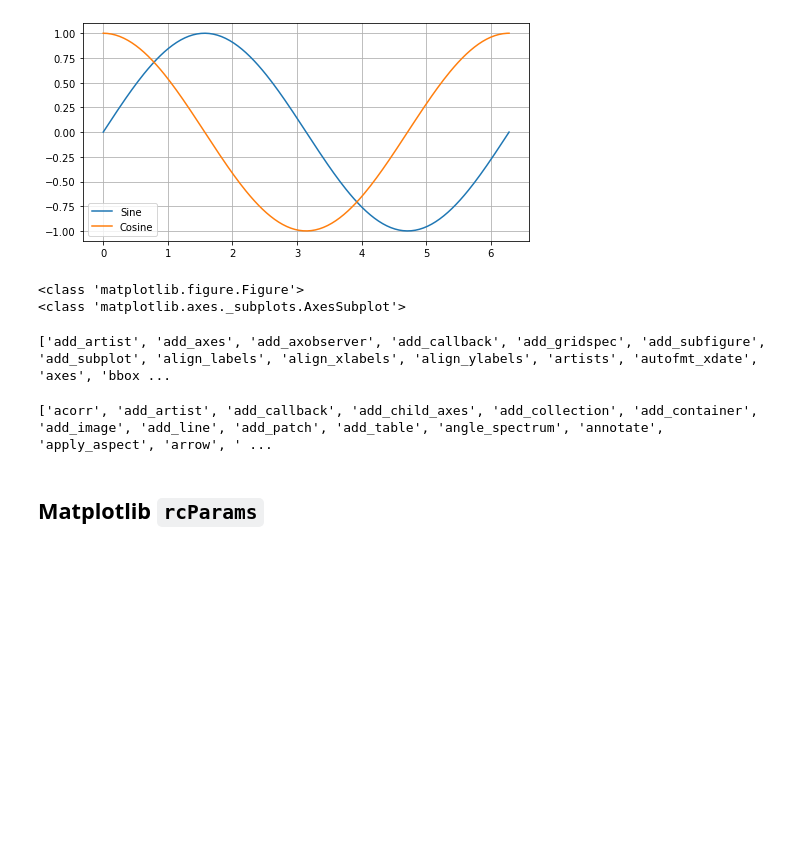
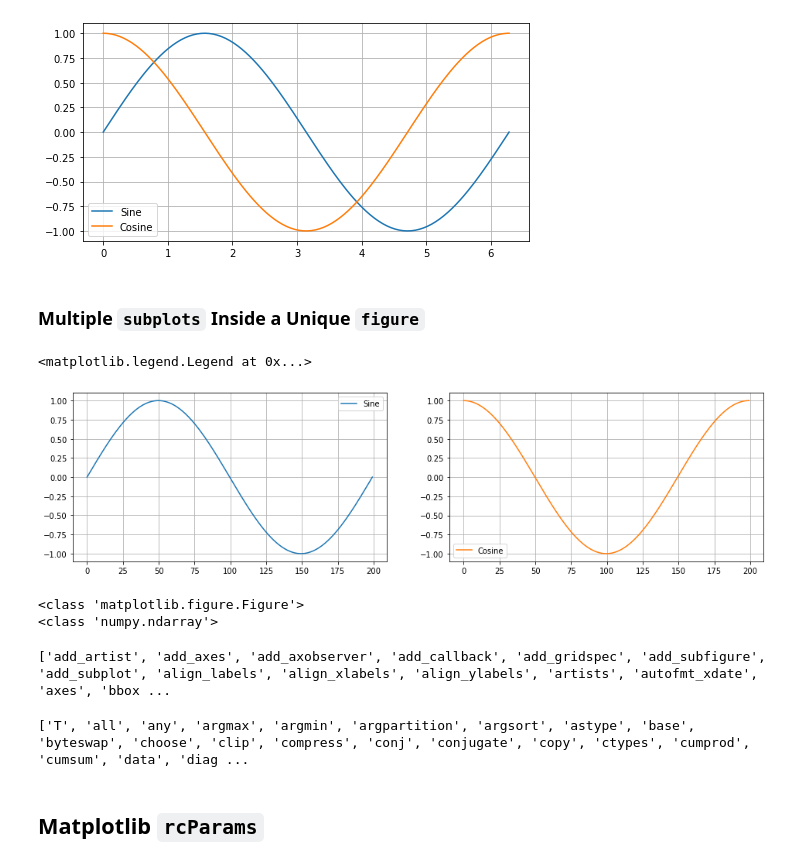
Before and after one commit to implse/Introduction_to_Matplotlib, a Jupyter notebook: Introduction_To_Matplotlib.ipynb, the cells around one changed output. Cells and saved outputs as stored; diff of their text form; code cells hidden in the pictures; blank space fills up the shorter version.

```diff
--- a/Introduction_To_Matplotlib.ipynb
+++ b/Introduction_To_Matplotlib.ipynb
@@ -219,12 +219,26 @@ axes.legend()
 # %% [output]
 <matplotlib.legend.Legend at 0x...>
 [figure]
+# %% [markdown]
+### Multiple `subplots` Inside a Unique `figure`
+# %%
+## Object Oriented Style
+figure, axes = plt.subplots(nrows=1, ncols=2, figsize=(16, 4))
+axes[0].plot(sin, label="Sine", color='C0')
+axes[0].grid(True)
+axes[0].legend()
+axes[1].plot(cos, label="Cosine", color='C1')
+axes[1].grid(True)
+axes[1].legend()
+# %% [output]
+<matplotlib.legend.Legend at 0x...>
+[figure, added]
 # %%
 print(type(figure))
 print(type(axes))
 # %% [output]
 <class 'matplotlib.figure.Figure'>
-<class 'matplotlib.axes._subplots.AxesSubplot'>
+<class 'numpy.ndarray'>
 # %%
 figure_methods = [m for m in dir(figure) if not m.startswith("_")]
 print(figure_methods)
@@ -234,7 +248,7 @@ print(figure_methods)
 axes_methods = [m for m in dir(axes) if not m.startswith("_")]
 print(axes_methods)
 # %% [output]
-['acorr', 'add_artist', 'add_callback', 'add_child_axes', 'add_collection', 'add_container', 'add_image', 'add_line', 'add_patch', 'add_table', 'angle_spectrum', 'annotate', 'apply_aspect', 'arrow', ' ...
+['T', 'all', 'any', 'argmax', 'argmin', 'argpartition', 'argsort', 'astype', 'base', 'byteswap', 'choose', 'clip', 'compress', 'conj', 'conjugate', 'copy', 'ctypes', 'cumprod', 'cumsum', 'data', 'diag ...
 # %% [markdown]
 ## Matplotlib `rcParams`
 # %% [markdown]
```
Also changed, not shown: parts of 7 cells of this notebook.
